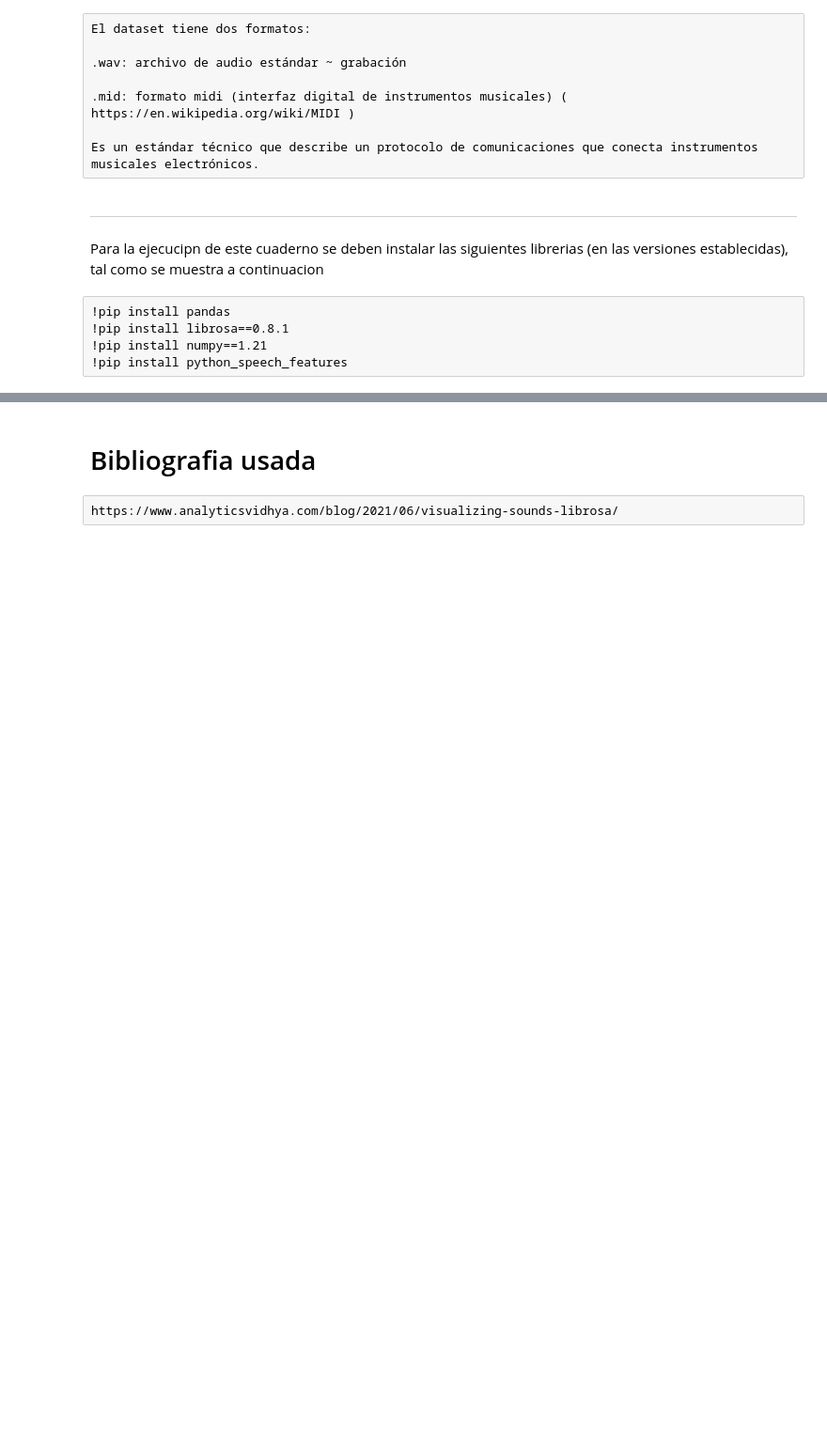
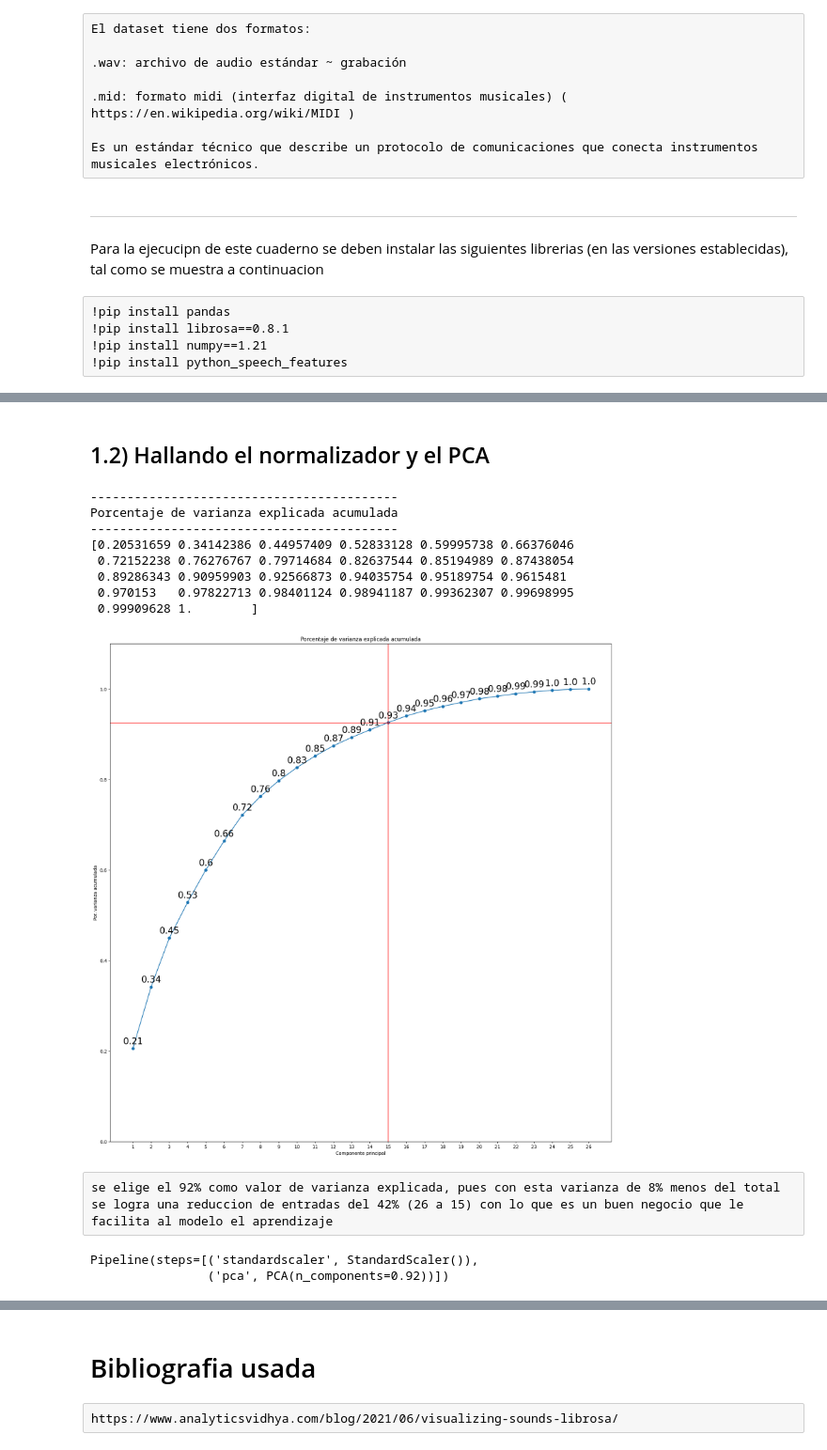
Before and after one commit to wisrovi/TFM2022, a Jupyter notebook: TFM.ipynb, the cells around one changed output, grey strips where cells are left out. Shown at 94% size. Saved outputs shown, nothing was run; the diff lists cells and outputs as text; code cells hidden in the pictures; blank space fills up the shorter version.

```diff
--- a/TFM.ipynb
+++ b/TFM.ipynb
@@ -266,2 +21,0 @@ plt.show()
-# %%
-(rate, sig) = wav.read("1727/" + file_name + "_001" + ".wav")
@@ -300,0 +29,4 @@ plt.show()
+# %%
+TIEMPO_SELECCIONADO = 2
+ARCHIVO_FINAL_TRAIN = "data/scaler_pca_to_use/train"
+ARCHIVO_FINAL_TEST = "data/scaler_pca_to_use/test"
@@ -300,0 +88,4 @@ plt.show()
+# %%
+print("Preprocesando TRAIN")
+data_train = Preprocesar_audios(ARCHIVO_FINAL_TRAIN, use_train=True, save=False)
+print("\tTime:", TIEMPO_SELECCIONADO, " - Train:", len(data_train))
@@ -300,0 +123,2 @@ plt.show()
+# %% [markdown]
+## 1.2) Hallando el normalizador y el PCA
@@ -300,0 +129,67 @@ plt.show()
+# %%
+X_train, _ = prepare_data_tensorflow(data_train)
+scaler_pca = make_pipeline(StandardScaler(), PCA())
+scaler_pca.fit(X_train)
+
+modelo_pca = scaler_pca.named_steps['pca']
+# %%
+import matplotlib.pyplot as plt
+# Porcentaje de varianza explicada acumulada
+# ==============================================================================
+prop_varianza_acum = modelo_pca.explained_variance_ratio_.cumsum()
+print('------------------------------------------')
+print('Porcentaje de varianza explicada acumulada')
+print('------------------------------------------')
+print(prop_varianza_acum)
+
+fig, ax = plt.subplots(nrows=1, ncols=1, figsize=(20, 20))
+ax.plot(
+    np.arange(26) + 1,
+    prop_varianza_acum,
+    marker='o'
+)
+
+for x, y in zip(np.arange(26) + 1, prop_varianza_acum):
+    label = round(y, 2)
+    ax.annotate(
+        label,
+        (x, y),
+        textcoords="offset points",
+        xytext=(0, 10),
+        ha='center',
+        fontsize=20
+    )
+
+ax.set_ylim(0, 1.1)
+ax.set_xticks(np.arange(modelo_pca.n_components_) + 1)
+ax.set_title('Porcentaje de varianza explicada acumulada')
+ax.set_xlabel('Componente principal')
+ax.set_ylabel('Por. varianza acumulada')
+
+ax.axvline(x=15, color="red")
+ax.axhline(y=0.925, color="red")
+
+plt.show()
+# %% [output]
+------------------------------------------
+Porcentaje de varianza explicada acumulada
+------------------------------------------
+[0.20531659 0.34142386 0.44957409 0.52833128 0.59995738 0.66376046
+ 0.72152238 0.76276767 0.79714684 0.82637544 0.85194989 0.87438054
+ 0.89286343 0.90959903 0.92566873 0.94035754 0.95189754 0.9615481
+ 0.970153   0.97822713 0.98401124 0.98941187 0.99362307 0.99698995
+ 0.99909628 1.        ]
+[figure, added]
+# %% [raw]
+se elige el 92% como valor de varianza explicada, pues con esta varianza de 8% menos del total se logra una reduccion de entradas del 42% (26 a 15) con lo que es un buen negocio que le facilita al modelo el aprendizaje
+# %%
+"""
+            Hallando el Normalizador y el PCA (92%)
+"""
+
+MINIMA_VARIANA_EXPLICADA = 0.92
+scaler_pca = make_pipeline(StandardScaler(), PCA(MINIMA_VARIANA_EXPLICADA))
+scaler_pca.fit(X_train)
+# %% [output]
+Pipeline(steps=[('standardscaler', StandardScaler()),
+                ('pca', PCA(n_components=0.92))])
```
Also changed, not shown: parts of 70 cells of this notebook, 11 other files.
